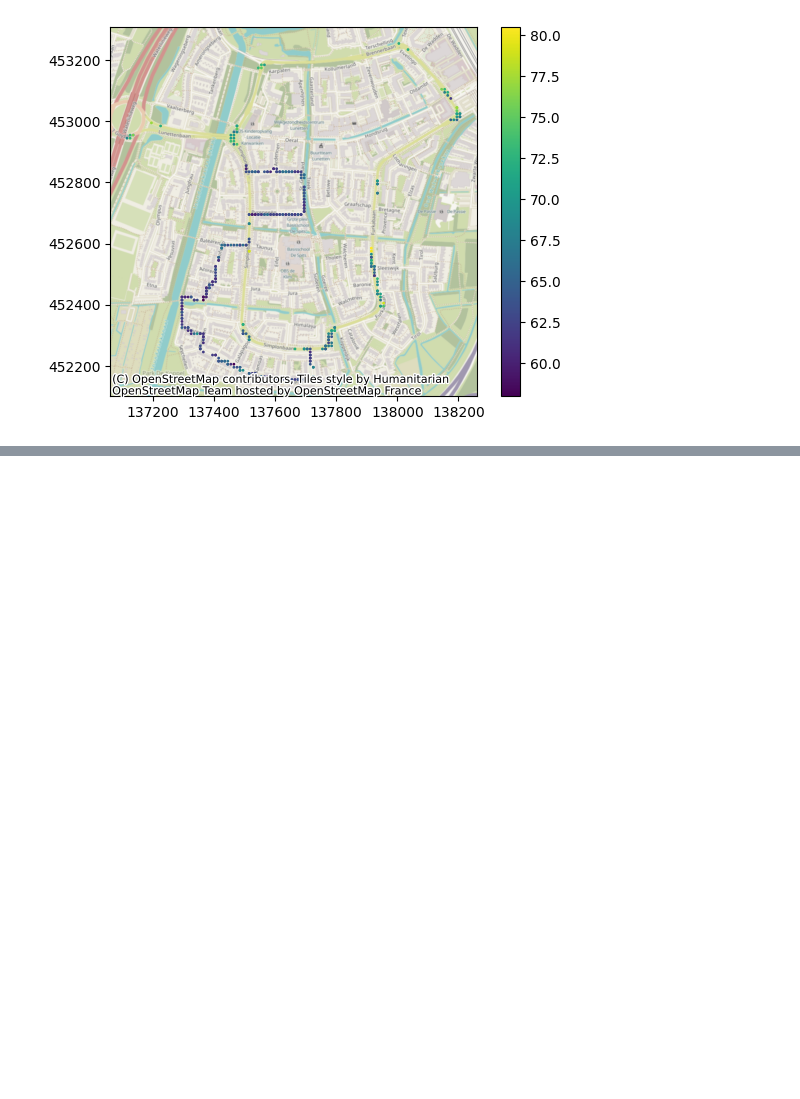
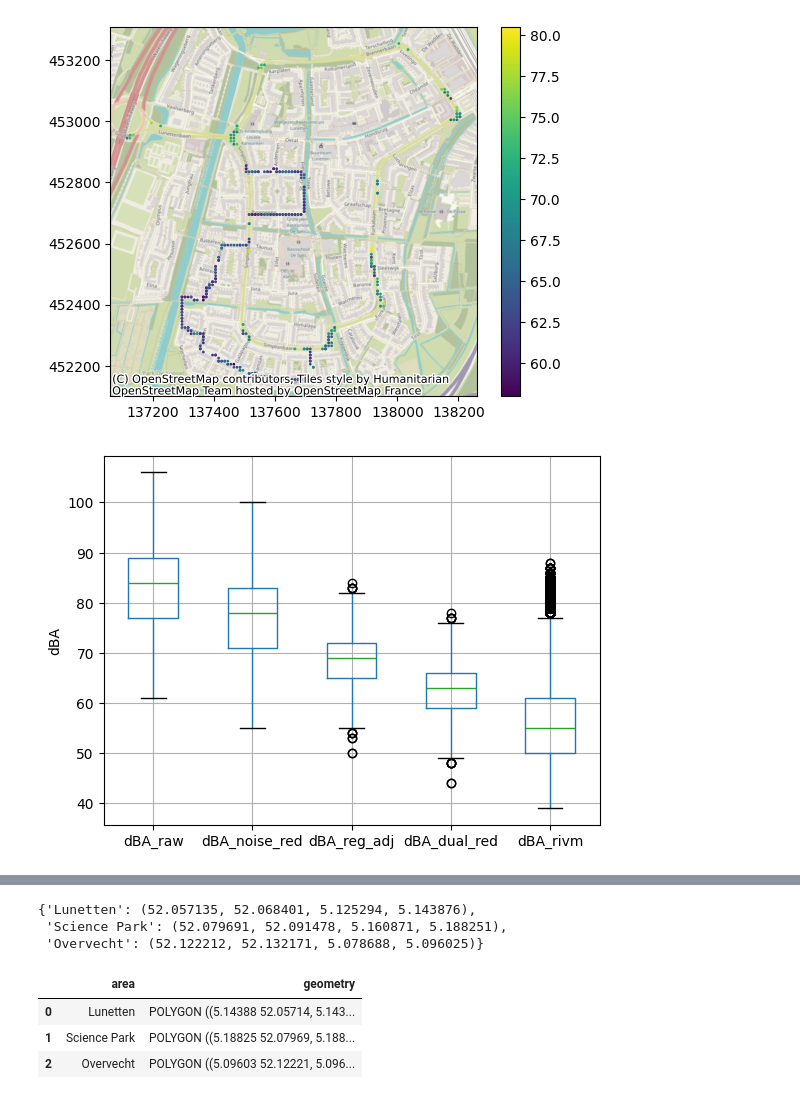
Before and after one commit to Floris-C/noise-thesis, a Jupyter notebook: final_method/02-model_preprocessing.ipynb, the cells around one changed output, grey strips where cells are left out. Drawn from its saved outputs; the diff is of its cells as text; code cells hidden in the pictures; blank space fills up the shorter version.

Commit message:
Thesis draft adjustments - Reorganised method into cleaner file structure - Added methods for generating figures used in thesis and poster

```diff
--- a/final_method/02-model_preprocessing.ipynb
+++ b/final_method/02-model_preprocessing.ipynb
@@ -277,8 +277,8 @@ Done :)
 # %% [markdown]
 ## Saving
 # %%
-gdf = pd.concat(sub_area_gdfs.values())
-gdf.to_file(data_nodes_output_path)
+# gdf = pd.concat(sub_area_gdfs.values())
+# gdf.to_file(data_nodes_output_path)
 # %% [markdown]
 ## Experiments
 # %%
@@ -296,6 +297,11 @@ ax = gdf[gdf['sub_area'] == 'Lunetten'].plot(column='dBA_reg_adj_slt20', markers
 cx.add_basemap(ax, crs=gdf.crs)
 # %% [output]
 [figure]
+# %%
+gdf.boxplot(column=['dBA_raw', 'dBA_noise_red', 'dBA_reg_adj', 'dBA_dual_red', 'dBA_rivm'], ylabel='dBA')
+plt.savefig('adjAudioBox.png', dpi=1600)
+# %% [output]
+[figure, added]
 # %%
 road_dba_gdf
 # %% [output]
@@ -312,3 +318,19 @@ road_dba_gdf
 | 289805 | 134895.0 | 459375.0 | POINT (134895.000 459375.000) | NaN | NaN | 52 | 30 | False | False | False | ... |
 | 289805 | 134895.0 | 459375.0 | POINT (134895.000 459375.000) | NaN | NaN | 52 | 30 | False | False | False | ... |
 2642 rows × 25 columns
+# %%
+sub_areas
+# %% [output]
+{'Lunetten': (52.057135, 52.068401, 5.125294, 5.143876),
+ 'Science Park': (52.079691, 52.091478, 5.160871, 5.188251),
+ 'Overvecht': (52.122212, 52.132171, 5.078688, 5.096025)}
+# %%
+sub_area_boxes = {a: shapely.box(xmin, ymin, xmax, ymax) for a, (ymin, ymax, xmin, xmax) in sub_areas.items()}
+sub_area_boxes
+sub_area_gdf = gpd.GeoDataFrame(data={'area': sub_areas.keys()}, geometry=list(sub_area_boxes.values()), crs=)
+sub_area_gdf
+# %% [output]
+|  | area | geometry |
+| 0 | Lunetten | POLYGON ((5.14388 52.05714, 5.143... |
+| 1 | Science Park | POLYGON ((5.18825 52.07969, 5.188... |
+| 2 | Overvecht | POLYGON ((5.09603 52.12221, 5.096... |
```
Also changed, not shown: parts of 6 cells of this notebook, 6 other files.
